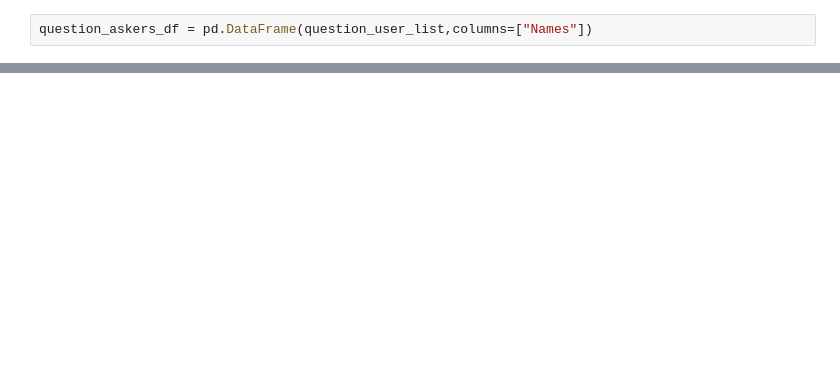
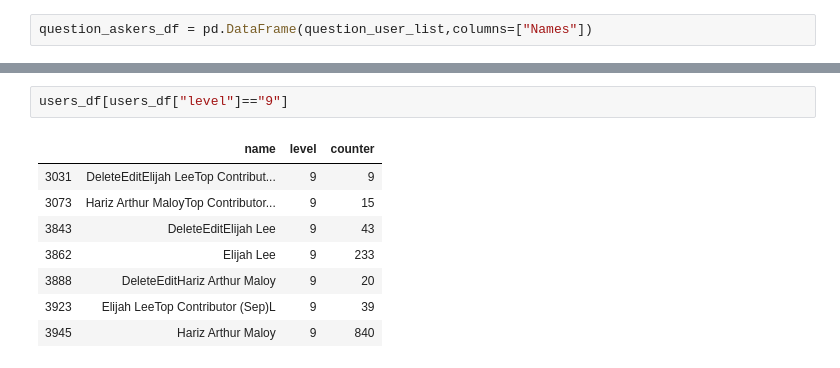
Before and after one commit to kqtqk88/IS434_PJ, a Jupyter notebook: User Analysis/Find users for seedly forum.ipynb, the cells around one changed output, grey strips where cells are left out. Cells and saved outputs as stored; diff of their text form; blank space fills up the shorter version.

```diff
--- a/User Analysis/Find users for seedly forum.ipynb
+++ b/User Analysis/Find users for seedly forum.ipynb
@@ -103,0 +232,11 @@ question_askers_df.nunique()
+# %%
+users_df[users_df["level"]=="9"]
+# %% [output]
+|  | name | level | counter |
+| 3031 | DeleteEditElijah LeeTop Contribut... | 9 | 9 |
+| 3073 | Hariz Arthur MaloyTop Contributor... | 9 | 15 |
+| 3843 | DeleteEditElijah Lee | 9 | 43 |
+| 3862 | Elijah Lee | 9 | 233 |
+| 3888 | DeleteEditHariz Arthur Maloy | 9 | 20 |
+| 3923 | Elijah LeeTop Contributor (Sep)L | 9 | 39 |
+| 3945 | Hariz Arthur Maloy | 9 | 840 |
```
Also changed, not shown: parts of 17 cells of this notebook, 1 other file.
